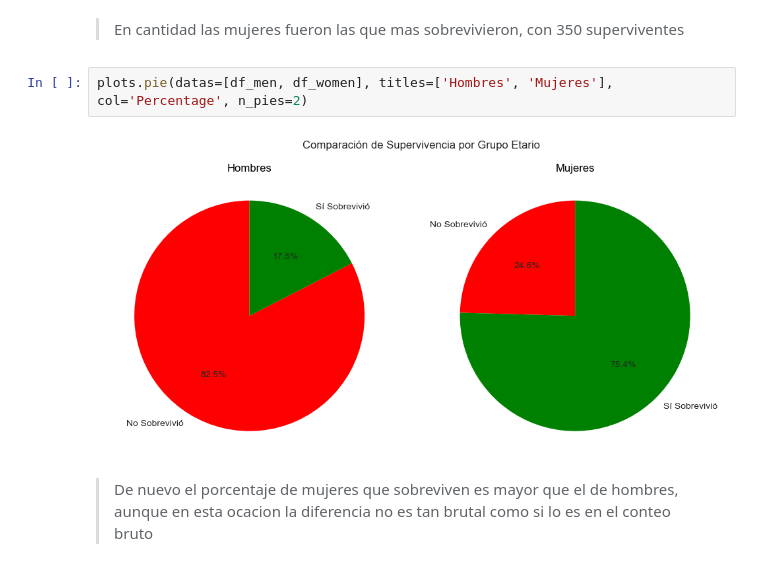
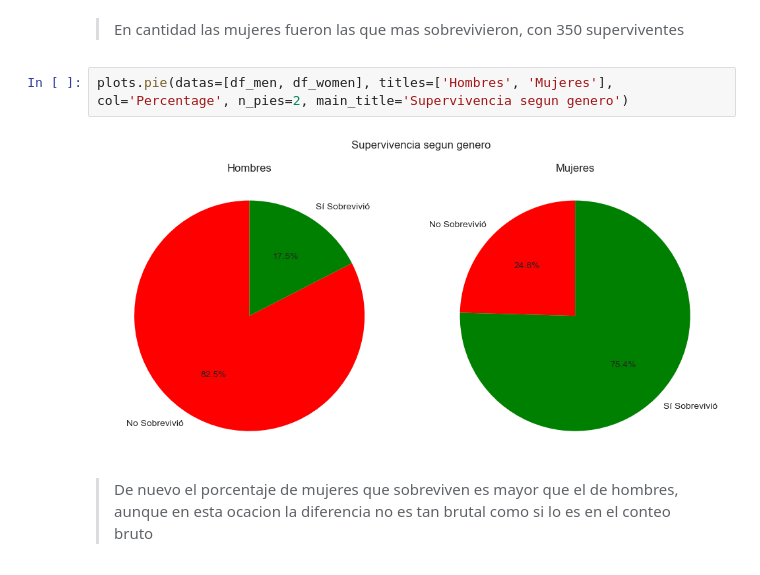
Before and after one commit to juanpablocarrillohortua/taller-pandas-titanic-grupo-1, a Jupyter notebook: notebooks/proyecto titanic.ipynb, the cells around one changed output. Drawn from its saved outputs; the diff is of its cells as text.

```diff
--- a/notebooks/proyecto titanic.ipynb
+++ b/notebooks/proyecto titanic.ipynb
@@ -942,9 +946,9 @@ plots.bar(x='Sex', y='Count', color='Supervivencia_Etiqueta', title='Conteo de S
 # %% [markdown]
 > En cantidad las mujeres fueron las que mas sobrevivieron, con 350 superviventes
 # %%
-plots.pie(datas=[df_men, df_women], titles=['Hombres', 'Mujeres'], col='Percentage', n_pies=2)
+plots.pie(datas=[df_men, df_women], titles=['Hombres', 'Mujeres'], col='Percentage', n_pies=2, main_title='Supervivencia segun genero')
 # %% [output]
-[figure, old version]
+[figure, new version]
 # %% [markdown]
 >  De nuevo el porcentaje de mujeres que sobreviven es mayor que el de hombres, aunque en esta ocacion la diferencia no es tan brutal como si lo es en el conteo bruto
 # %%
```
Also changed, not shown: parts of 10 cells of this notebook, 13 other files.
